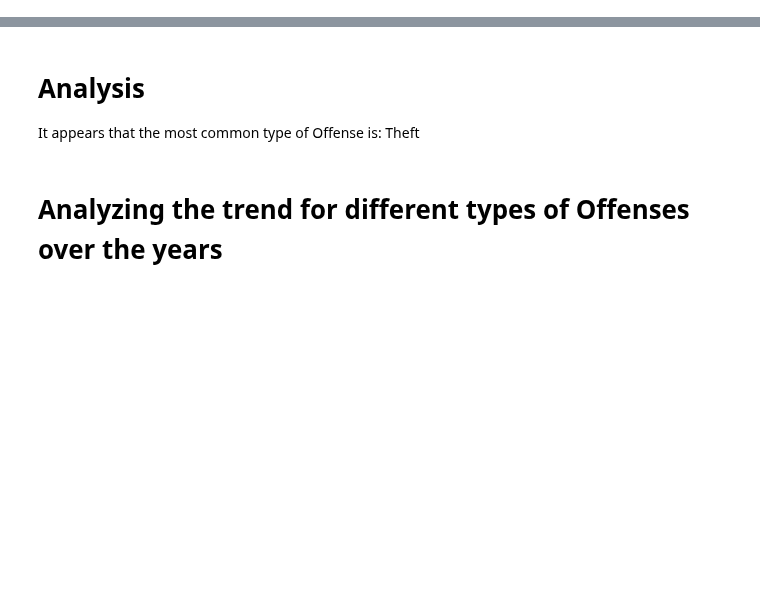
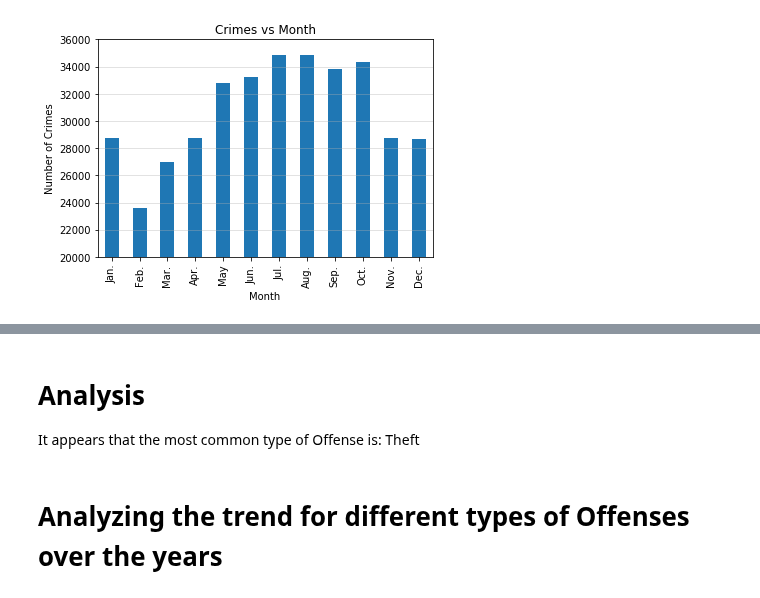
Before and after one commit to iraismgarcia5/Project_DC_Crime_Analysis, a Jupyter notebook: Project1_DC_Crime_Analysis.ipynb, the cells around one changed output, grey strips where cells are left out. Cells and saved outputs as stored; diff of their text form; code cells hidden in the pictures; blank space fills up the shorter version.

Commit message:
changes labels on month chart

```diff
--- a/Project1_DC_Crime_Analysis.ipynb
+++ b/Project1_DC_Crime_Analysis.ipynb
@@ -182,3 +303,17 @@ plt.show()
+# %%
+fig, ax = plt.subplots()
+dc_crimes_df.groupby([dc_crimes_df.Month]).size().plot.bar()
+plt.grid(axis='y', alpha=0.45)
+plt.title('Crimes vs Month')
+plt.xlabel('Month')
+plt.ylabel('Number of Crimes')
+plt.ylim(20000, 36000)
+labels = [item.get_text() for item in ax.get_xticklabels()]
+ax.set_xticklabels(["Jan.", "Feb.", "Mar.", "Apr.", "May", "Jun.",
+            "Jul.", "Aug.", "Sep.", "Oct.", "Nov.", "Dec."])
+plt.show()
+# %% [output]
+[figure, added]
 # %%
 #Plot crimes crimes per day of the week
 dc_crimes_df.groupby([dc_crimes_df.Day_of_Week]).size().plot.bar()
```
Also changed, not shown: parts of 16 cells of this notebook.
